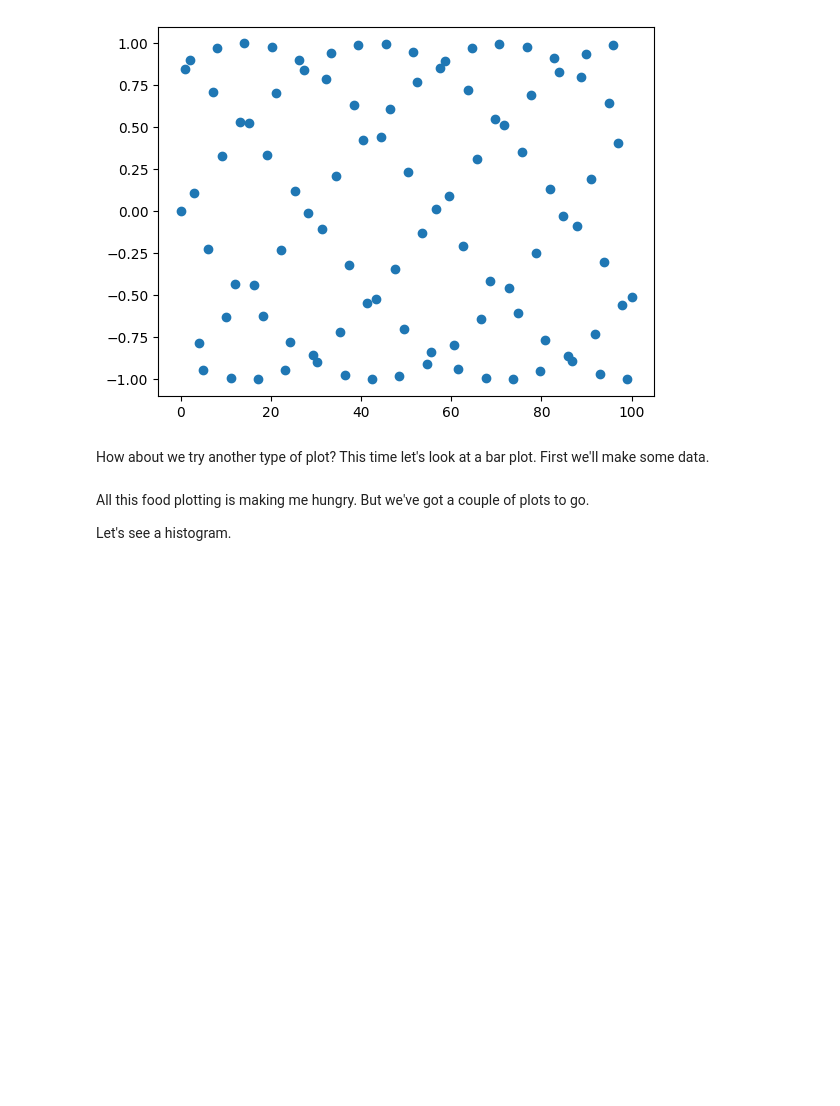
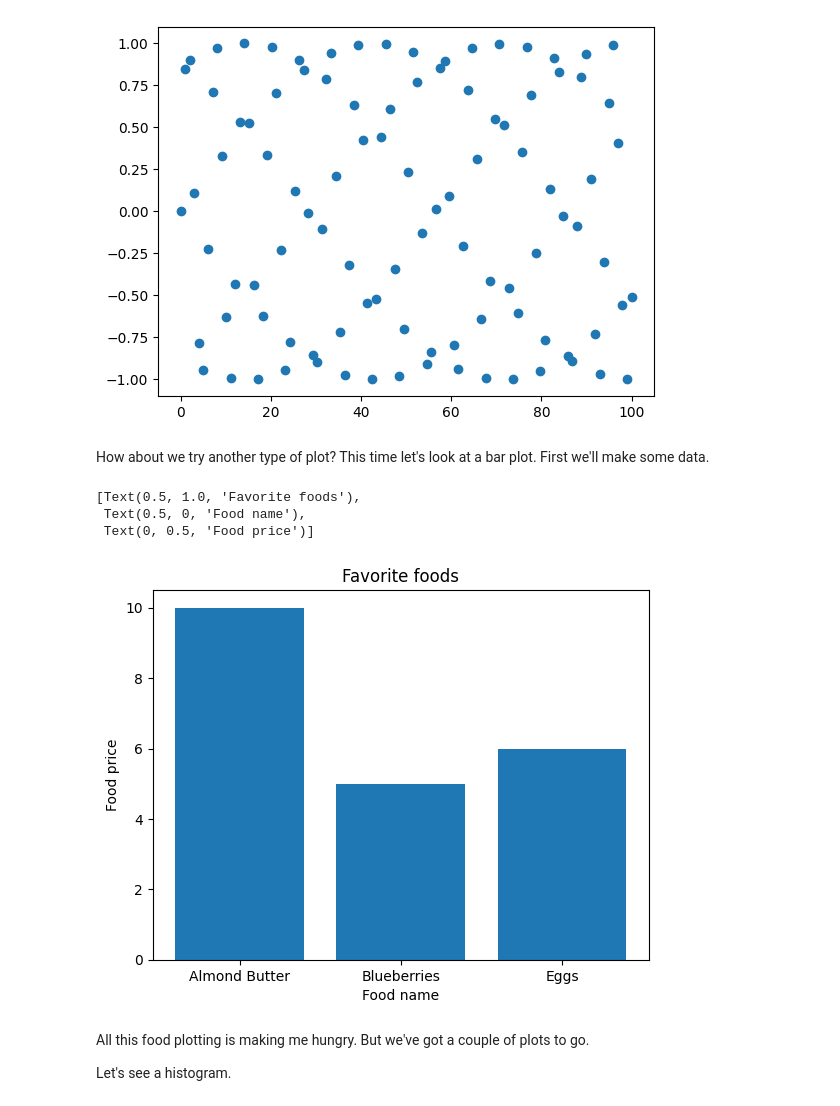
Before and after one commit to GhadeerZahwe/Matplotlib_Practice, a Jupyter notebook: matplotlib-exercises.ipynb, the cells around one changed output. Drawn from its saved outputs; the diff is of its cells as text; code cells hidden in the pictures; blank space fills up the shorter version.

Commit message:
Added a title, xlabel and ylabel to the plot

```diff
--- a/matplotlib-exercises.ipynb
+++ b/matplotlib-exercises.ipynb
@@ -147,10 +147,20 @@ favorite_foods={
 # %%
 # Create a bar graph where the x-axis is the keys of the dictionary
 # and the y-axis is the values of the dictionary
 fig, ax= plt.subplots()
 ax.bar(favorite_foods.keys(),favorite_foods.values())
 
 # Add a title, xlabel and ylabel to the plot
+ax.set(
+    title="Favorite foods",
+    xlabel="Food name",
+    ylabel="Food price"
+)
+# %% [output]
+[Text(0.5, 1.0, 'Favorite foods'),
+ Text(0.5, 0, 'Food name'),
+ Text(0, 0.5, 'Food price')]
+[figure, added]
 # %%
 # Make the same plot as above, except this time make the bars go horizontal
 # %% [markdown]
```
